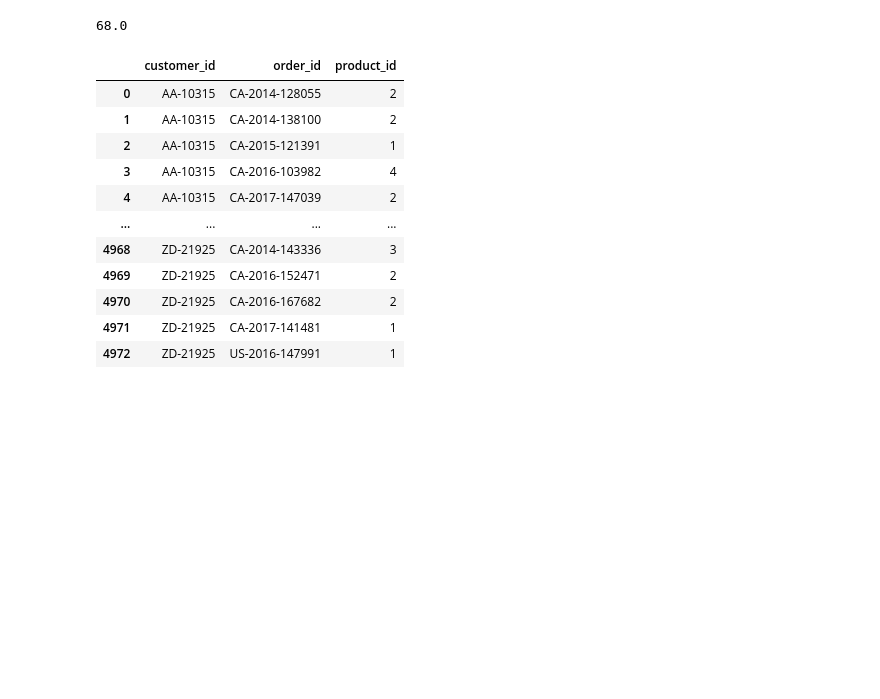
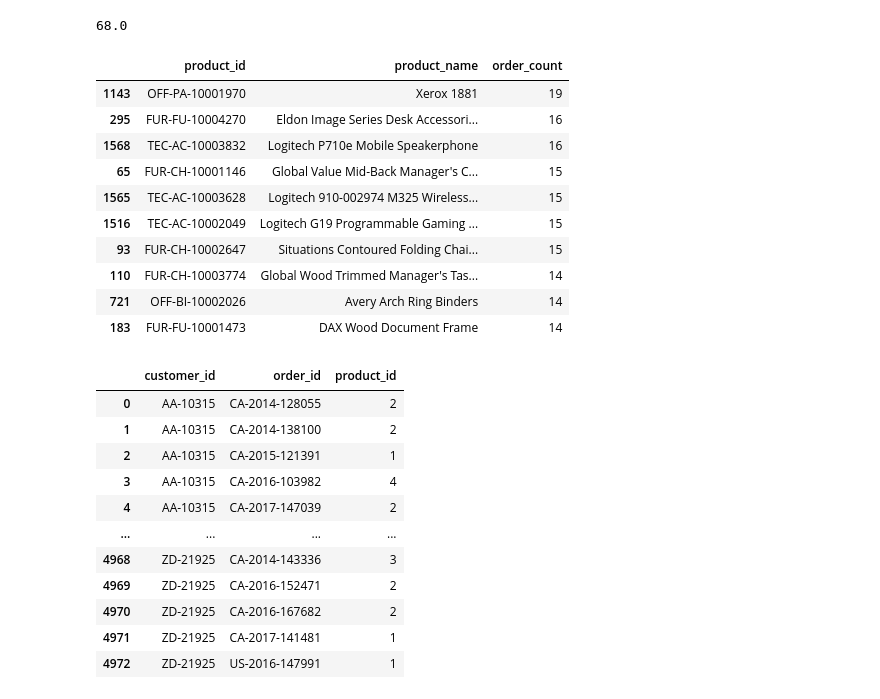
Before and after one commit to Dilcia19/superstore, a Jupyter notebook: notebooks/analysis_in_py.ipynb, the cells around one changed output. Cells and saved outputs as stored; diff of their text form; code cells hidden in the pictures; blank space fills up the shorter version.

Commit message:
products repeat customers buy

```diff
--- a/notebooks/analysis_in_py.ipynb
+++ b/notebooks/analysis_in_py.ipynb
@@ -367,6 +367,28 @@ pct_repeated_orders = round(pct_repeated_orders, 2) * 100
 pct_repeated_orders
 # %% [output]
 68.0
+# %%
+# repeat customer orders & the products they buy
+# not an analysis of the quantity of products, but the number of orders of each product
+
+df_repeat_customer_products = store_records[store_records['customer_id'].isin(repeat_customers_ls)]
+df_repeat_customer_products = df_repeat_customer_products[['order_id','customer_id', 'product_id','product_name']]
+df_repeat_customer_products = df_repeat_customer_products.groupby(['product_id']).agg({'product_name':'first', 'order_id':'count'}).reset_index()
+df_repeat_customer_products = df_repeat_customer_products.rename(columns={'order_id':'order_count'})
+df_repeat_customer_products = df_repeat_customer_products.sort_values(by='order_count', ascending=False)
+df_repeat_customer_products.iloc[0:10]
+# %% [output]
+|  | product_id | product_name | order_count |
+| 1143 | OFF-PA-10001970 | Xerox 1881 | 19 |
+| 295 | FUR-FU-10004270 | Eldon Image Series Desk Accessori... | 16 |
+| 1568 | TEC-AC-10003832 | Logitech P710e Mobile Speakerphone | 16 |
+| 65 | FUR-CH-10001146 | Global Value Mid-Back Manager's C... | 15 |
+| 1565 | TEC-AC-10003628 | Logitech 910-002974 M325 Wireless... | 15 |
+| 1516 | TEC-AC-10002049 | Logitech G19 Programmable Gaming ... | 15 |
+| 93 | FUR-CH-10002647 | Situations Contoured Folding Chai... | 15 |
+| 110 | FUR-CH-10003774 | Global Wood Trimmed Manager's Tas... | 14 |
+| 721 | OFF-BI-10002026 | Avery Arch Ring Binders | 14 |
+| 183 | FUR-FU-10001473 | DAX Wood Document Frame | 14 |
 # %%
 df_repeat_customers
 # %% [output]
```
Also changed, not shown: parts of 1 cell of this notebook.
